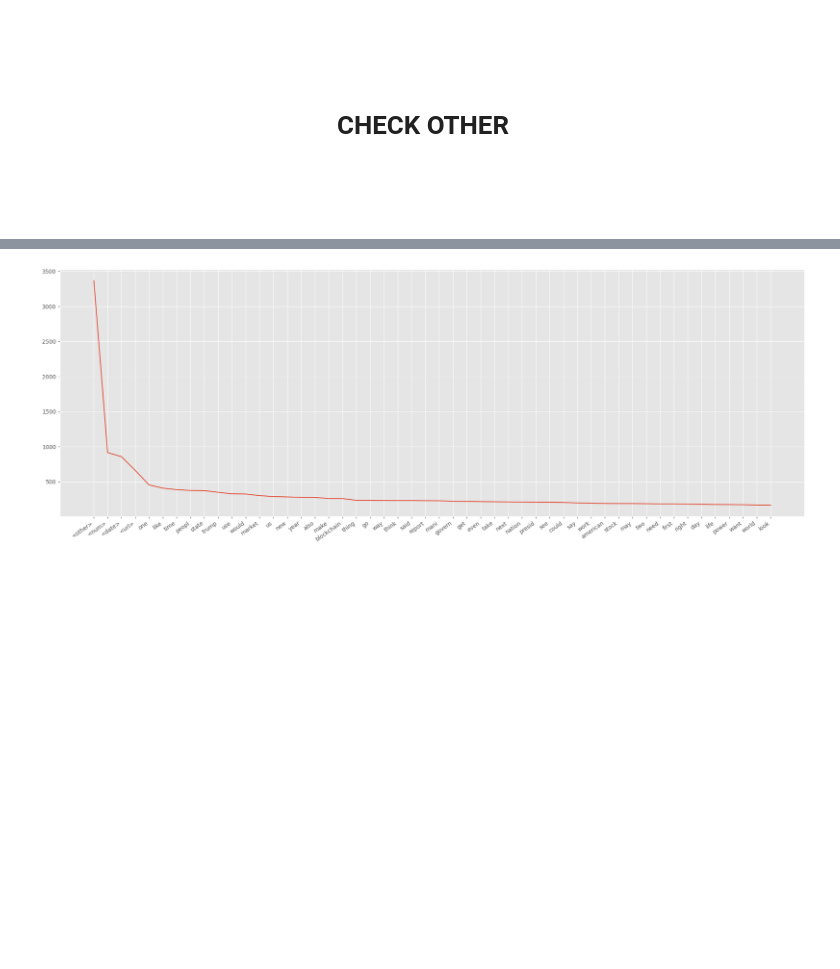
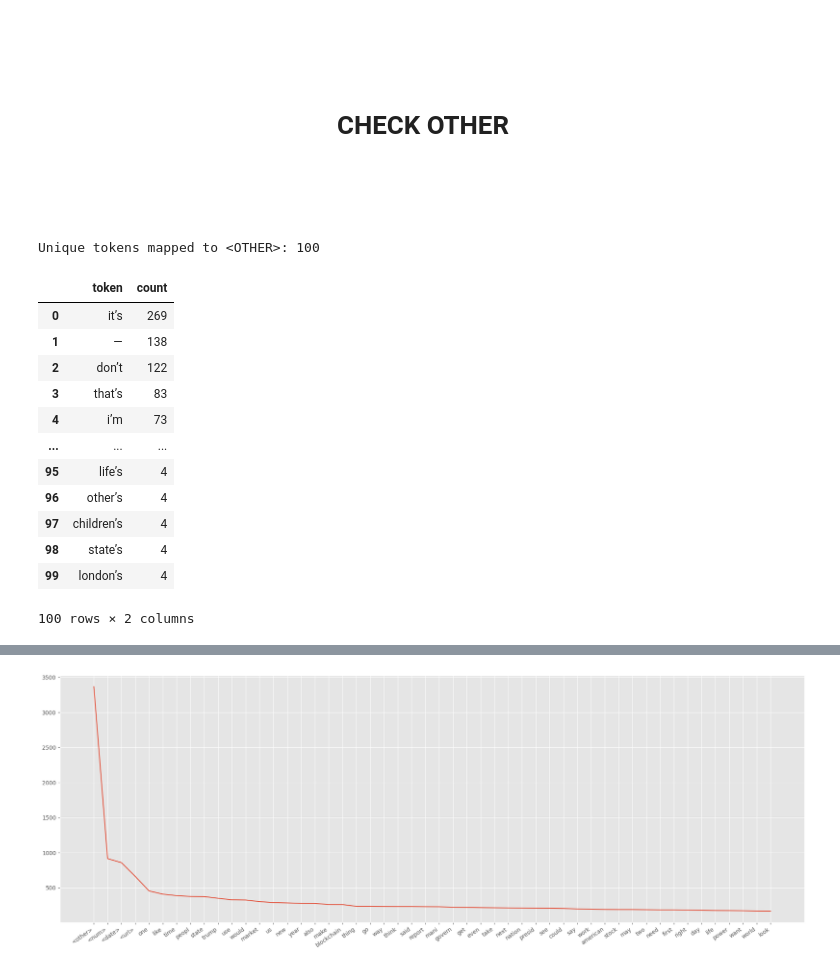
Before and after one commit to karlaugustnybo/Fake-News-Project, a Jupyter notebook: news/news_1.ipynb, the cells around one changed output, grey strips where cells are left out. Saved outputs shown, nothing was run; the diff lists cells and outputs as text; code cells hidden in the pictures; blank space fills up the shorter version.

```diff
--- a/news/news_1.ipynb
+++ b/news/news_1.ipynb
@@ -61,7 +61,7 @@ df.describe().drop(["count", "top"], axis=0)
 | freq | 155 | 155 | 1 | 9 | 197 | 250 | 250 | 2 | 80 | ... |
 # %%
 # clean function
-def clean_text(doc: str):
+def clean_text(doc: str, other_log: list | None = None):
     special_tokens = ["<NUM>", "<DATE>", "<EMAIL>", "<URL>"]
     lines = doc.split("\n")
 
@@ -98,17 +98,53 @@ def clean_text(doc: str):
                 x
                 if x.replace("-", "").replace("'", "").replace("'", "").isalpha()
                 or x in special_tokens
-                else "<OTHER>"
+                else _collect_other(x, other_log)
                 for x in line
             ]
         )
         out.append(line)
 
     return "\n".join(out).replace("\n\n", "\n")
+
+def _collect_other(token, log):
+    if log is not None:
+        log.append(token)
+    return "<OTHER>"
 # %% [markdown]
 <br><br><br>
 <h1 style='text-align : center;'>CHECK OTHER</h1>
 <br><br><br>
+# %%
+from collections import Counter
+
+other_tokens = []
+for doc in df["content"].dropna().head(500):
+    clean_text(doc, other_log=other_tokens)
+
+other_counts = (
+    pd.DataFrame(
+        Counter(other_tokens).most_common(100),
+        columns=["token", "count"],
+    )
+)
+
+print(f"Unique tokens mapped to <OTHER>: {len(other_counts)}")
+other_counts
+# %% [output]
+Unique tokens mapped to <OTHER>: 100
+|  | token | count |
+| 0 | it’s | 269 |
+| 1 | — | 138 |
+| 2 | don’t | 122 |
+| 3 | that’s | 83 |
+| 4 | i’m | 73 |
+| ... | ... | ... |
+| 95 | life’s | 4 |
+| 96 | other’s | 4 |
+| 97 | children’s | 4 |
+| 98 | state’s | 4 |
+| 99 | london’s | 4 |
+100 rows × 2 columns
 # %%
 # clean object cols
 natural_language_cols = [
```
Also changed, not shown: parts of 1 cell of this notebook, 2 other files.
